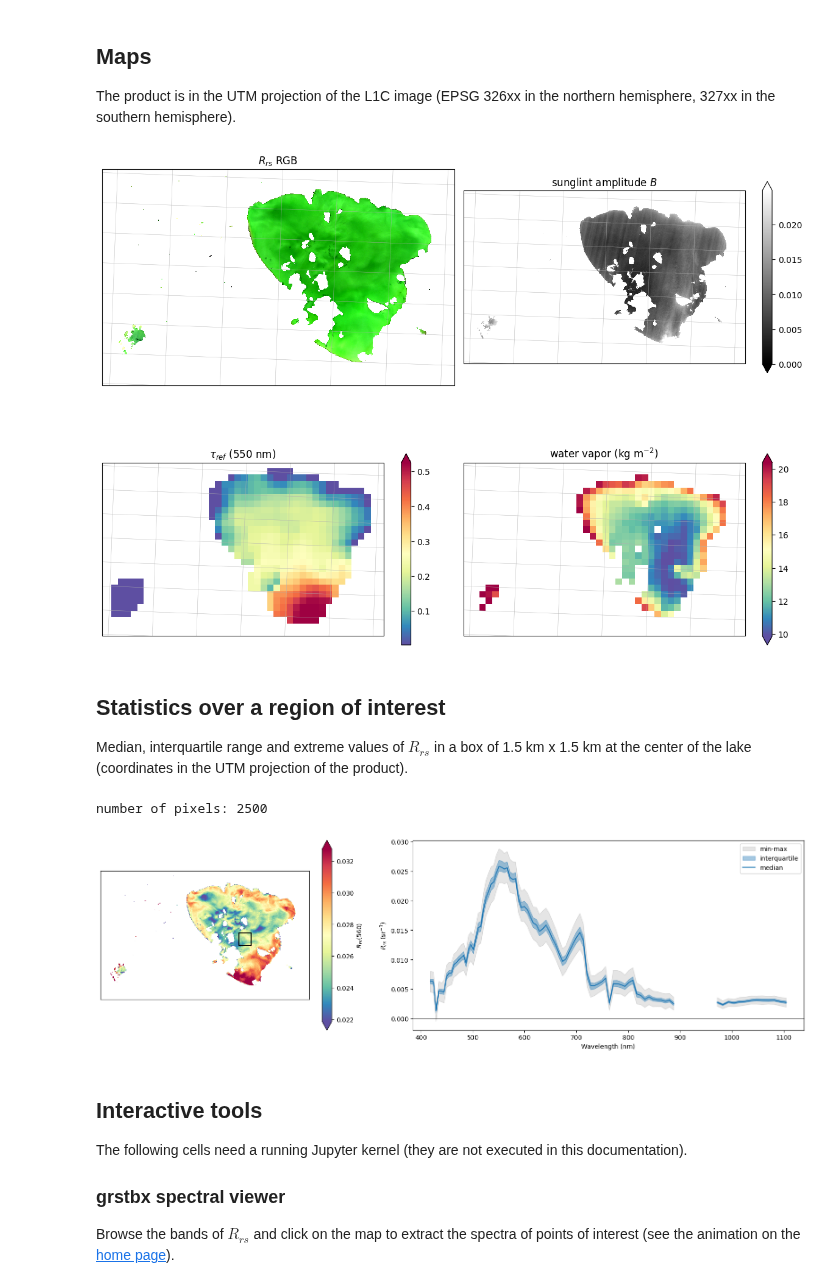
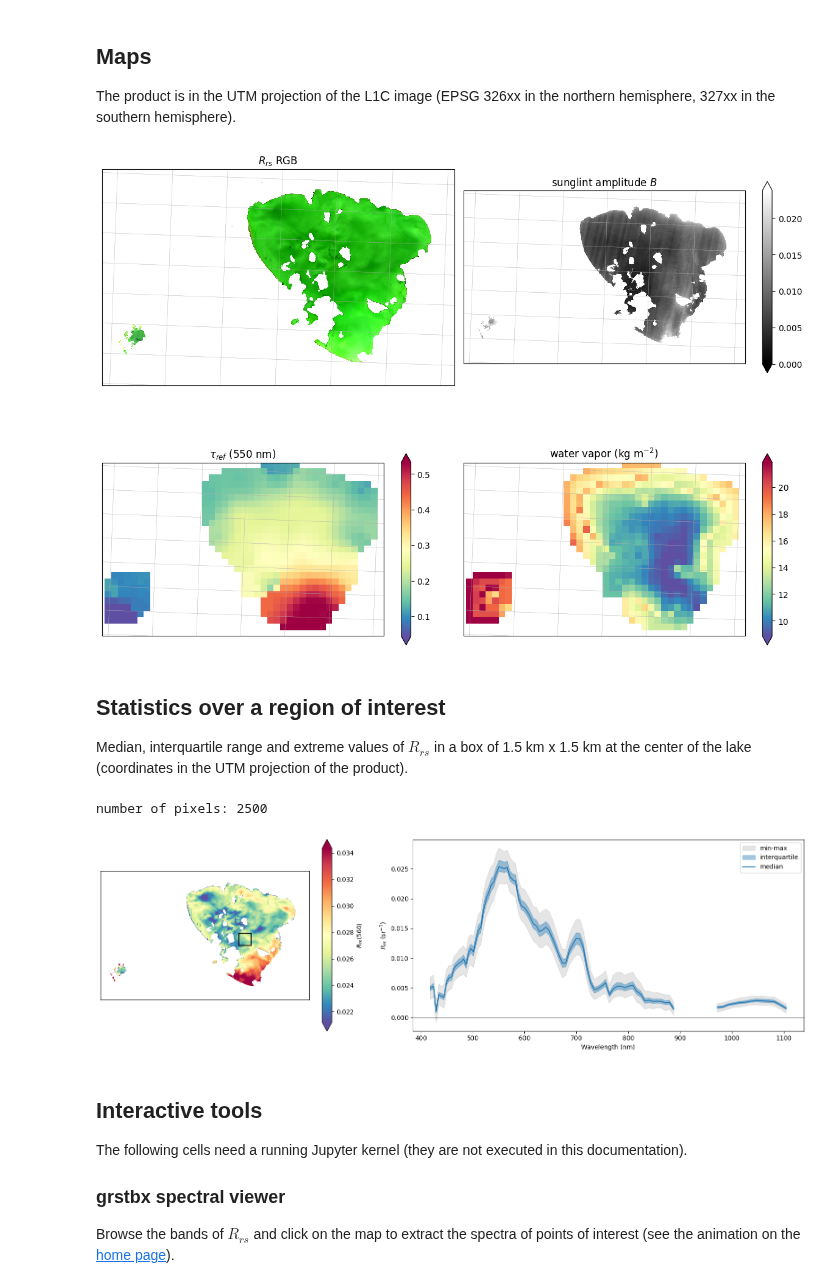
Before and after one commit to Tristanovsk/hgrs, a Jupyter notebook: docs/source/tutorials/visualization.ipynb, the cells around one changed output. Drawn from its saved outputs; the diff is of its cells as text; code cells hidden in the pictures.

```diff
--- a/docs/source/tutorials/visualization.ipynb
+++ b/docs/source/tutorials/visualization.ipynb
@@ -14,5 +16,7 @@ import rioxarray  # noqa: F401, enables the .rio accessor
 # %%
-file = 'L2A/ENMAP01-____L2A_hgrs-DT0000088121_20240817T102235Z_002_V010502_20250128T220420Z_V1.1.2.nc'
+# the product written in "Processing an image"
+file = ('L2A/ENMAP01-____L2A_hgrs-DT0000088121_20240817T102235Z_002_V010502_20250128T220420Z'
+        f'_V{hgrs.__version__}.nc')
 l2_prod = xr.open_dataset(file)
 l2_prod
 # %% [output]
@@ -60,7 +64,7 @@ for ax in axs:
     ax.gridlines(draw_labels=False, lw=0.3)
 plt.tight_layout()
 # %% [output]
-[figure, old version]
+[figure, new version]
 # %% [markdown]
 ## Statistics over a region of interest
 
@@ -69,35 +73,36 @@ of the lake (coordinates in the UTM projection of the product).
 # %%
 x0, y0, half_size = 265000, 4779500, 750
 roi = l2_prod.Rrs.sel(x=slice(x0 - half_size, x0 + half_size),
                       y=slice(y0 + half_size, y0 - half_size))   # y is decreasing
 
-stacked = roi.stack(pixel=['y', 'x']).dropna('pixel', how='all')
+# the bands removed by hGRS (all NaN) are dropped for the statistics, then put back as NaN (gaps in the plot)
+stacked = roi.stack(pixel=['y', 'x']).dropna('pixel', how='all').dropna('wl', how='all')
 stats = xr.Dataset({'median': stacked.median('pixel'),
                     'q25': stacked.quantile(0.25, dim='pixel').drop_vars('quantile'),
                     'q75': stacked.quantile(0.75, dim='pixel').drop_vars('quantile'),
                     'min': stacked.min('pixel'),
-                    'max': stacked.max('pixel')})
+                    'max': stacked.max('pixel')}).reindex(wl=roi.wl)
 print('number of pixels:', stacked.sizes['pixel'])
 
 fig, axs = plt.subplots(1, 2, figsize=(16, 5), gridspec_kw={'width_ratios': [1, 1.5]})
 l2_prod.Rrs.sel(wl=560, method='nearest').sel(x=slice(247000, 273000), y=slice(4788000, 4772000)).plot.imshow(
     cmap=plt.cm.Spectral_r, robust=True, ax=axs[0],
     cbar_kwargs={'label': '$R_{rs}(560)$'})
 axs[0].add_patch(plt.Rectangle((x0 - half_size, y0 - half_size), 2 * half_size, 2 * half_size,
                                fill=False, color='k', lw=1.5))
 axs[0].set(xticks=[], yticks=[], xlabel='', ylabel='', title='', aspect='equal')
 
 ax = axs[1]
 ax.fill_between(stats.wl, stats['min'], stats['max'], color='grey', alpha=0.2, label='min-max')
 ax.fill_between(stats.wl, stats.q25, stats.q75, color='tab:blue', alpha=0.4, label='interquartile')
 stats['median'].plot(ax=ax, color='tab:blue', label='median')
 ax.axhline(0, color='k', lw=0.5)
 ax.set(xlabel='Wavelength (nm)', ylabel='$R_{rs}$ (sr$^{-1}$)', title='')
 ax.legend()
 plt.tight_layout()
 # %% [output]
 number of pixels: 2500
-[figure, old version]
+[figure, new version]
 # %% [markdown]
 ## Interactive tools
 
```
Also changed, not shown: parts of 2 cells of this notebook, 2 other files.
